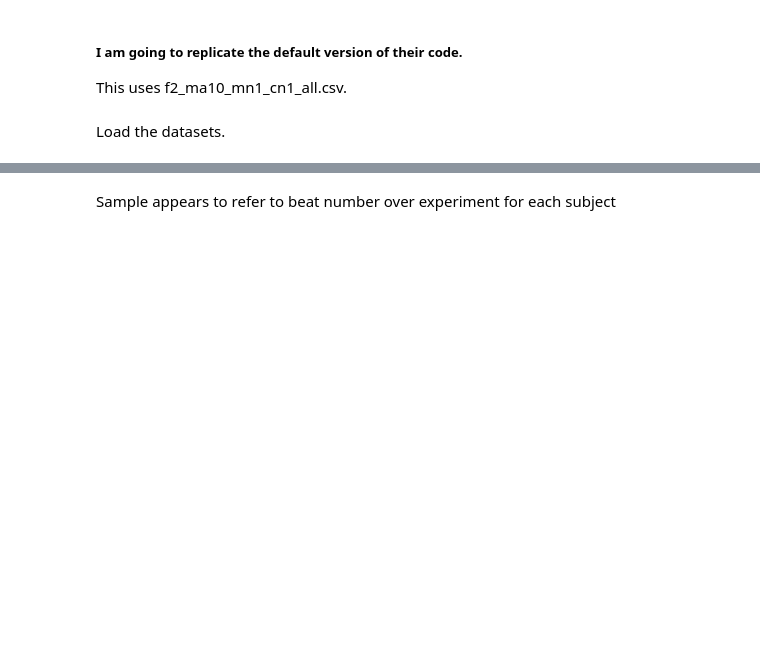
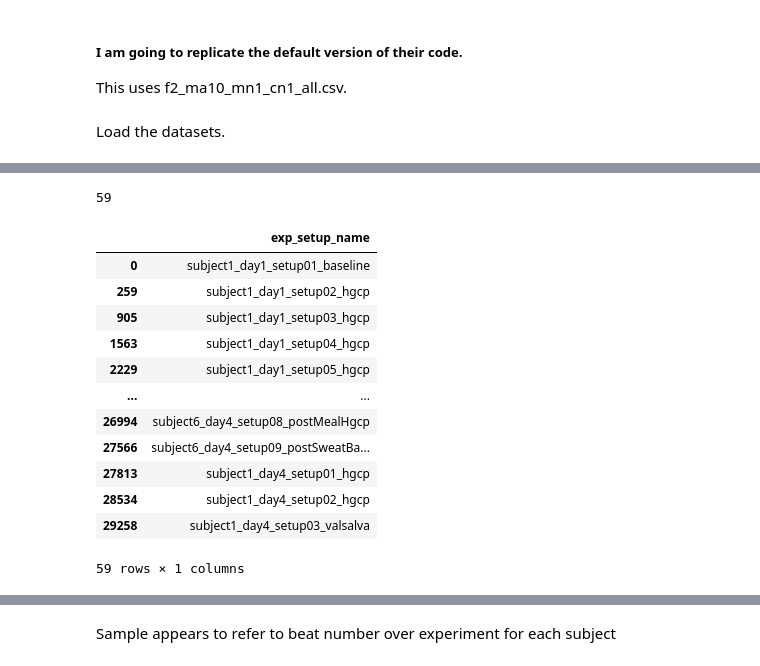
Before and after one commit to Spuced/https-gitlab.compuca4015_predicting_blood_pressure_based_on_bioimpedence, a Jupyter notebook: code/Study_Replication.ipynb, the cells around one changed output, grey strips where cells are left out. Drawn from its saved outputs; the diff is of its cells as text; code cells hidden in the pictures; blank space fills up the shorter version.

```diff
--- a/code/Study_Replication.ipynb
+++ b/code/Study_Replication.ipynb
@@ -36,0 +95,18 @@ array([   1,    2,    3, ..., 5828, 5829, 5830])
+# %%
+print(len(df[['exp_setup_name']].drop_duplicates()))
+display(df[['exp_setup_name']].drop_duplicates())
+# %% [output]
+59
+|  | exp_setup_name |
+| 0 | subject1_day1_setup01_baseline |
+| 259 | subject1_day1_setup02_hgcp |
+| 905 | subject1_day1_setup03_hgcp |
+| 1563 | subject1_day1_setup04_hgcp |
+| 2229 | subject1_day1_setup05_hgcp |
+| ... | ... |
+| 26994 | subject6_day4_setup08_postMealHgcp |
+| 27566 | subject6_day4_setup09_postSweatBa... |
+| 27813 | subject1_day4_setup01_hgcp |
+| 28534 | subject1_day4_setup02_hgcp |
+| 29258 | subject1_day4_setup03_valsalva |
+59 rows × 1 columns
```
Also changed, not shown: parts of 27 cells of this notebook, 3 other files.
